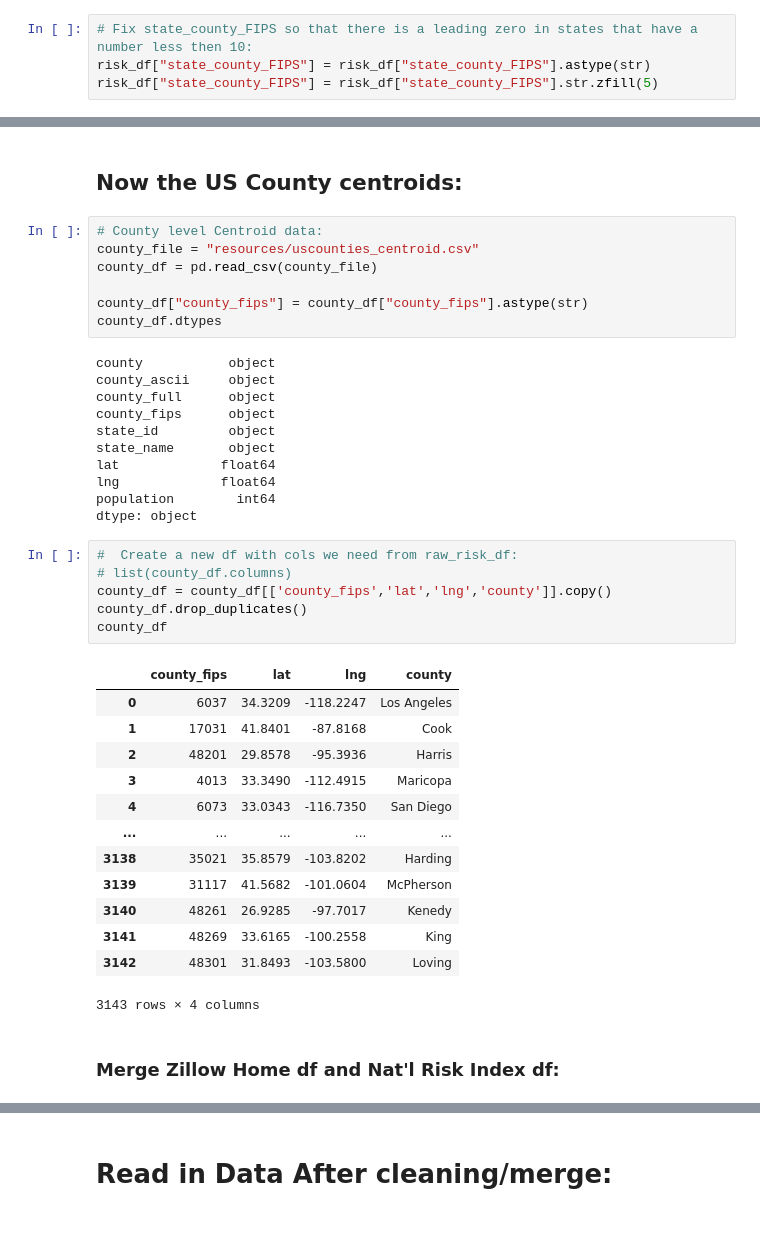
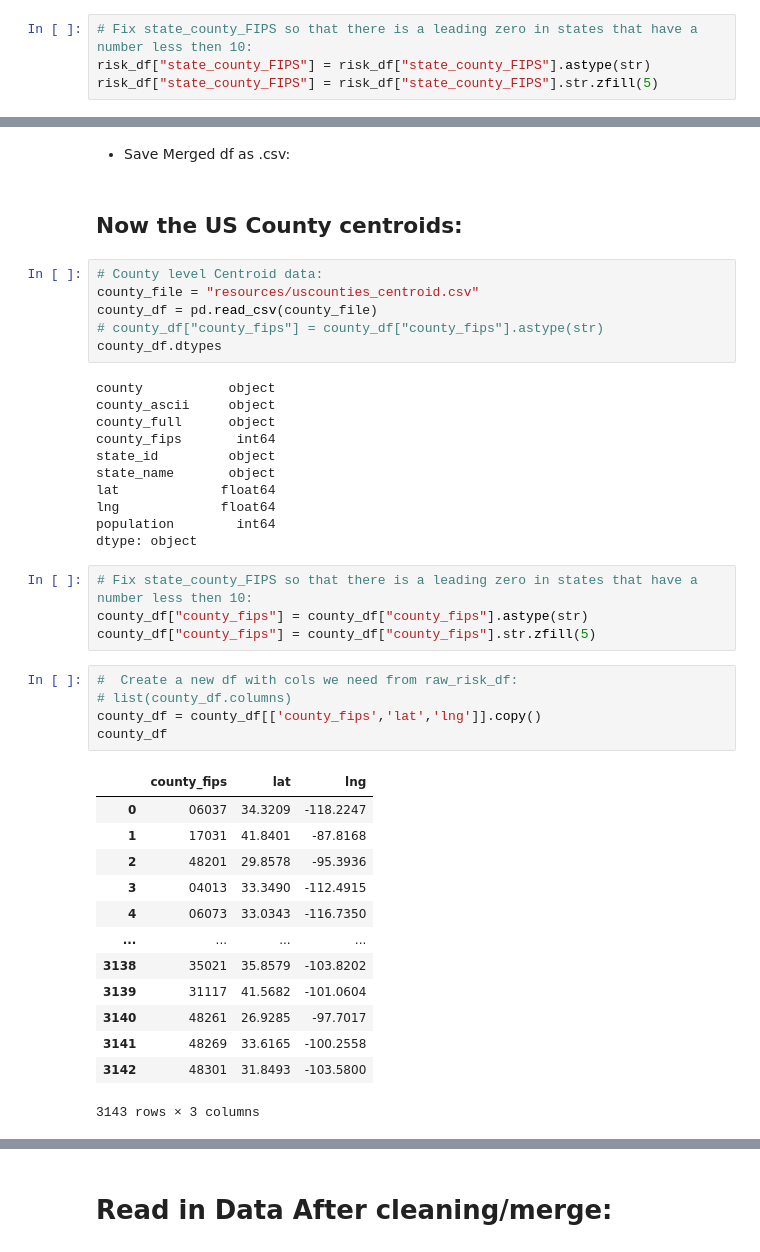
Before and after one commit to zwcrowley/Project_3_Team_7, a Jupyter notebook: data_cleaning_zc.ipynb, the cells around one changed output, grey strips where cells are left out. Cells and saved outputs as stored; diff of their text form.

Commit message:
added lat and lng for each county

```diff
--- a/data_cleaning_zc.ipynb
+++ b/data_cleaning_zc.ipynb
@@ -125,42 +148,44 @@ risk_df.loc[risk_df['flood_score'] > 100, ['flood_score']] = 100
+# %% [markdown]
+- Save Merged df as .csv:
 # %% [markdown]
 ## Now the US County centroids:
 # %%
 # County level Centroid data:
 county_file = "resources/uscounties_centroid.csv"
 county_df = pd.read_csv(county_file)
-
-county_df["county_fips"] = county_df["county_fips"].astype(str)
+# county_df["county_fips"] = county_df["county_fips"].astype(str)
 county_df.dtypes
 # %% [output]
 county           object
 county_ascii     object
 county_full      object
-county_fips      object
+county_fips       int64
 state_id         object
 state_name       object
 lat             float64
 lng             float64
 population        int64
 dtype: object
+# %%
+# Fix state_county_FIPS so that there is a leading zero in states that have a number less then 10:
+county_df["county_fips"] = county_df["county_fips"].astype(str)
+county_df["county_fips"] = county_df["county_fips"].str.zfill(5)
 # %%
 #  Create a new df with cols we need from raw_risk_df:
 # list(county_df.columns)
-county_df = county_df[['county_fips','lat','lng','county']].copy()
-county_df.drop_duplicates()
+county_df = county_df[['county_fips','lat','lng']].copy()
 county_df
 # %% [output]
-|  | county_fips | lat | lng | county |
-| 0 | 6037 | 34.3209 | -118.2247 | Los Angeles |
-| 1 | 17031 | 41.8401 | -87.8168 | Cook |
-| 2 | 48201 | 29.8578 | -95.3936 | Harris |
-| 3 | 4013 | 33.3490 | -112.4915 | Maricopa |
-| 4 | 6073 | 33.0343 | -116.7350 | San Diego |
-| ... | ... | ... | ... | ... |
-| 3138 | 35021 | 35.8579 | -103.8202 | Harding |
-| 3139 | 31117 | 41.5682 | -101.0604 | McPherson |
-| 3140 | 48261 | 26.9285 | -97.7017 | Kenedy |
-| 3141 | 48269 | 33.6165 | -100.2558 | King |
-| 3142 | 48301 | 31.8493 | -103.5800 | Loving |
+|  | county_fips | lat | lng |
+| 0 | 06037 | 34.3209 | -118.2247 |
+| 1 | 17031 | 41.8401 | -87.8168 |
+| 2 | 48201 | 29.8578 | -95.3936 |
+| 3 | 04013 | 33.3490 | -112.4915 |
+| 4 | 06073 | 33.0343 | -116.7350 |
+| ... | ... | ... | ... |
+| 3138 | 35021 | 35.8579 | -103.8202 |
+| 3139 | 31117 | 41.5682 | -101.0604 |
+| 3140 | 48261 | 26.9285 | -97.7017 |
+| 3141 | 48269 | 33.6165 | -100.2558 |
+| 3142 | 48301 | 31.8493 | -103.5800 |
-3143 rows × 4 columns
+3143 rows × 3 columns
-# %% [markdown]
-### Merge Zillow Home df and Nat'l Risk Index df:
```
Also changed, not shown: parts of 10 cells of this notebook, 3 other files.
